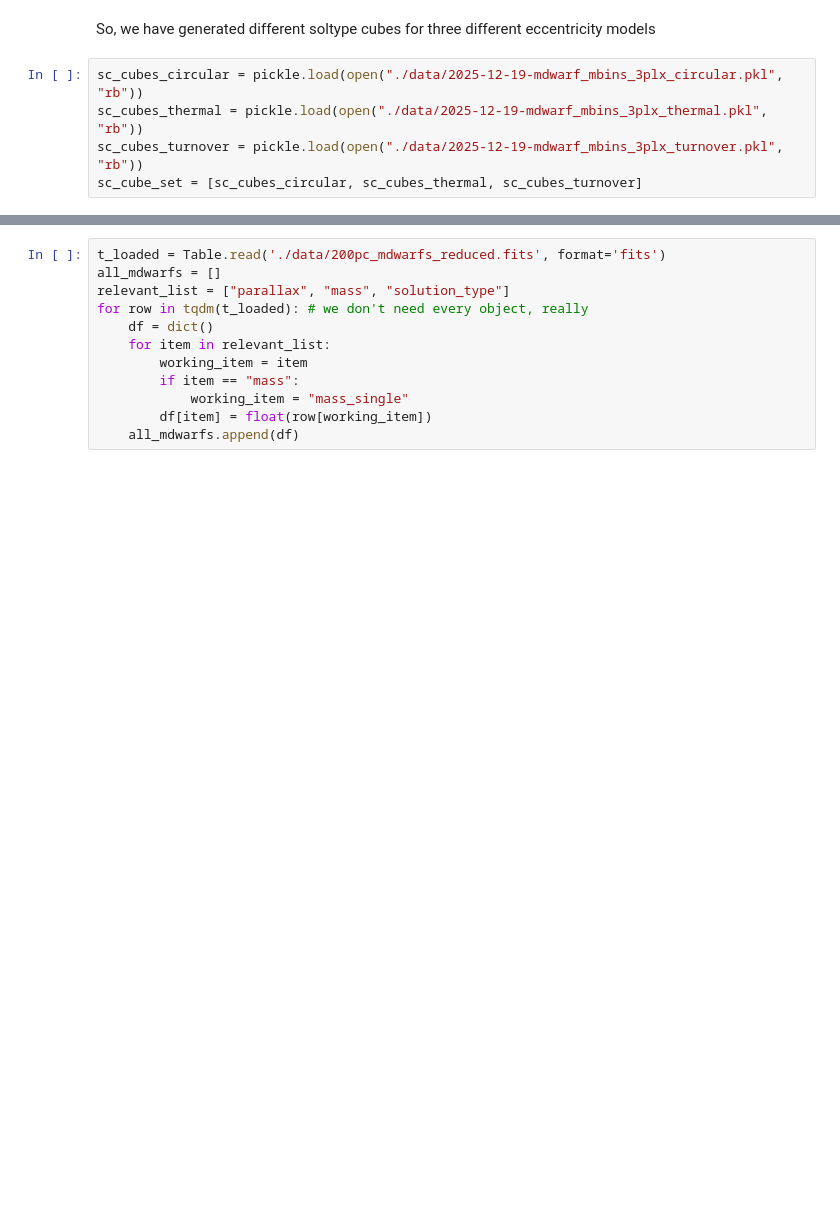
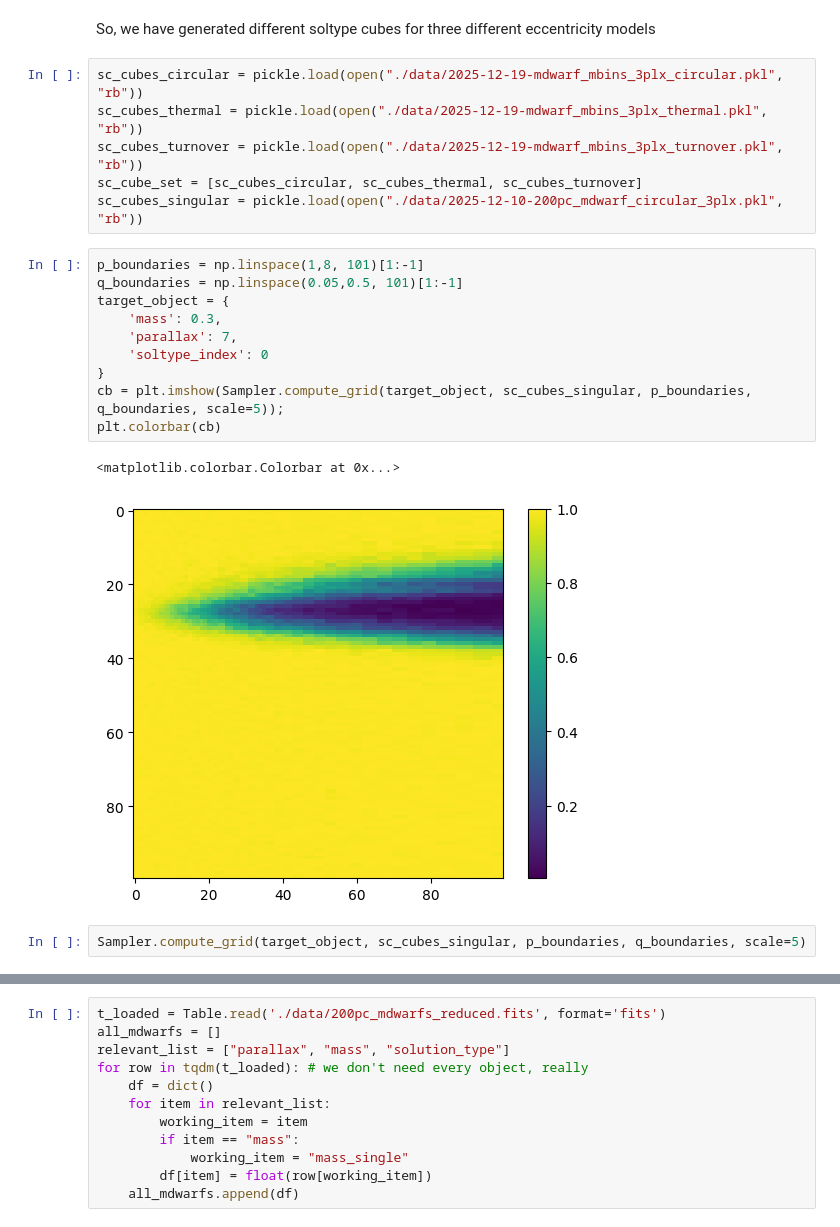
Before and after one commit to BenPennell/BrownDwarfProbabilities, a Jupyter notebook: MassBinarity.ipynb, the cells around one changed output, grey strips where cells are left out. Drawn from its saved outputs; the diff is of its cells as text; blank space fills up the shorter version.

```diff
--- a/MassBinarity.ipynb
+++ b/MassBinarity.ipynb
@@ -26,3 +26,19 @@ sc_cubes_circular = pickle.load(open("./data/2025-12-19-mdwarf_mbins_3plx_circul
 sc_cubes_thermal = pickle.load(open("./data/2025-12-19-mdwarf_mbins_3plx_thermal.pkl", "rb"))
 sc_cubes_turnover = pickle.load(open("./data/2025-12-19-mdwarf_mbins_3plx_turnover.pkl", "rb"))
 sc_cube_set = [sc_cubes_circular, sc_cubes_thermal, sc_cubes_turnover]
+sc_cubes_singular = pickle.load(open("./data/2025-12-10-200pc_mdwarf_circular_3plx.pkl", "rb"))
+# %%
+p_boundaries = np.linspace(1,8, 101)[1:-1]
+q_boundaries = np.linspace(0.05,0.5, 101)[1:-1]
+target_object = {
+    'mass': 0.3,
+    'parallax': 7,
+    'soltype_index': 0
+}
+cb = plt.imshow(Sampler.compute_grid(target_object, sc_cubes_singular, p_boundaries, q_boundaries, scale=5));
+plt.colorbar(cb)
+# %% [output]
+<matplotlib.colorbar.Colorbar at 0x...>
+[figure, added]
+# %%
+Sampler.compute_grid(target_object, sc_cubes_singular, p_boundaries, q_boundaries, scale=5)
```
Also changed, not shown: parts of 45 cells of this notebook, 7 other files.
